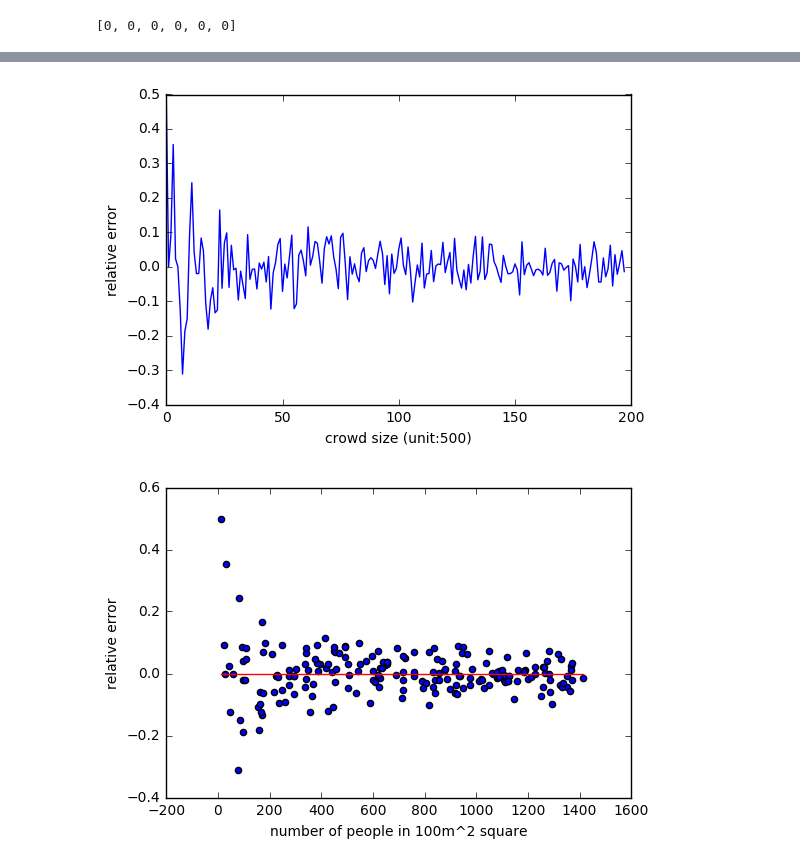
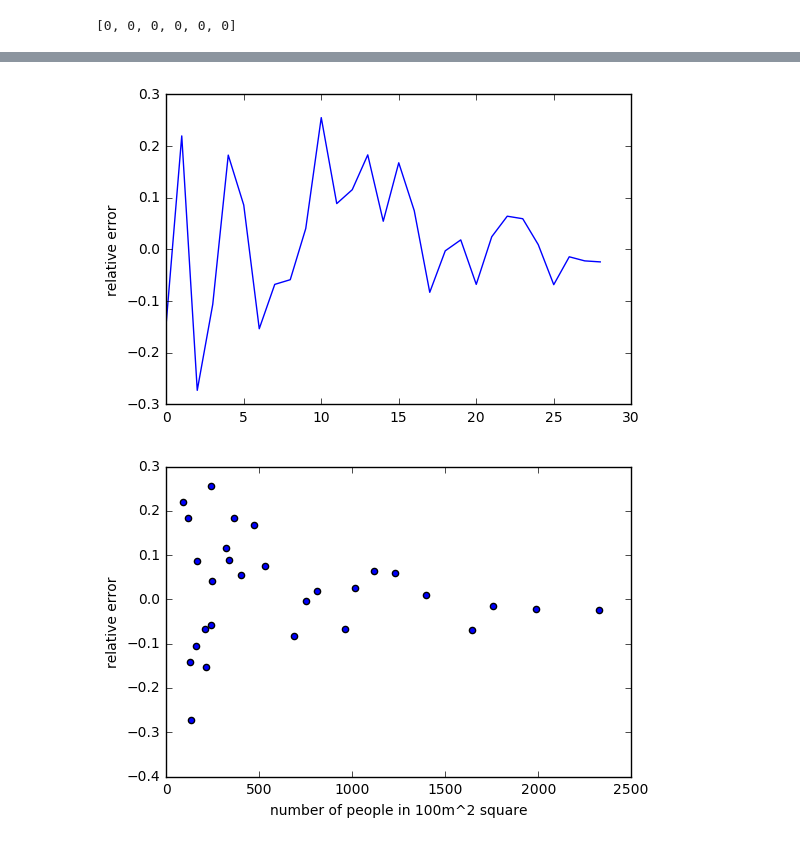
Before and after one commit to ArenA-Crowds/Crowds, a Jupyter notebook: Simulations.ipynb, the cells around one changed output, grey strips where cells are left out. Drawn from its saved outputs; the diff is of its cells as text; code cells hidden in the pictures.

```diff
--- a/Simulations.ipynb
+++ b/Simulations.ipynb
@@ -97,8 +101 @@ def make_fake_data(crowd_size, positions):
     return fake_positions
-# %%
-def create_positions(init_timestamp, crowd_size, time_interval, width_stadium, length_stadium):
-    positions = []
-    for timestamp in range(0, time_interval):
-        for person in range(0, crowd_size):
-            positions.append([init_timestamp+ timestamp, person, np.random.rand()*width_stadium, np.random.rand()* length_stadium])
-    return positions
@@ -105,3 +124,20 @@ def create_positions(init_timestamp, crowd_size, time_interval, width_stadium, l
+# %%
+import json
+
+def write_positions(positions,filename):
+    file = open(filename, 'w')
+    file.close()
+    with open(filename, 'a') as outfile:
+        for record in positions:
+            json.dump(record, outfile)
+            outfile.write("\n")
+# %%
+crowd_size = 10000
+for i in range(0,1):
+    crowd_size = crowd_size*2
+    positions = create_positions(init_timestamp, crowd_size, 300*1000 , 105, 68)
+    fake_positions = make_fake_data(crowd_size, positions)
+    write_positions(fake_positions, "F:/Arena_sim_data/positions_size_" + str(crowd_size)+".json")
 # %%
 crowd_size = 5
 positions = create_positions(init_timestamp, crowd_size, 10*1000 , 105, 68)#this will come from Menge actually
@@ -176,19 +186,22 @@ def run(time_interval, width_stadium, length_stadium, square_half_size):
     errors = []
     differences = []
     scatter = []
-    for crowd_size in range (1000, 100000, 500):
-        positions = create_positions(crowd_size, time_interval, width_stadium, length_stadium)
+    crowd_size = 3000
+    for i in range (1, 30):
+        crowd_size = int(crowd_size * 1.12)
+        positions = create_positions(init_timestamp, crowd_size, time_interval, width_stadium, length_stadium)
+        print(positions[0])
         center_x = width_stadium/2.0
         center_y = length_stadium/2.0
-        original_crowd_count = get_crowd_count_in_square(0, positions, crowd_size, center_x, center_y, square_half_size, square_half_size)
+        original_crowd_count = get_crowd_count_in_square(init_timestamp, positions, crowd_size, center_x, center_y, square_half_size, square_half_size)
         original_proportion = original_crowd_count/crowd_size
         positions = create_teleportation_effect(positions, 10, 5)
-        new_crowd_count = get_crowd_count_in_square(0, positions, crowd_size, center_x, center_y, square_half_size, square_half_size)
+        new_crowd_count = get_crowd_count_in_square(init_timestamp, positions, crowd_size, center_x, center_y, square_half_size, square_half_size)
         new_proportion = new_crowd_count/crowd_size
         diff= new_proportion-original_proportion
         differences.append(diff)
         error= new_crowd_count-original_crowd_count
-        relative_error = error/(original_crowd_count)
+        relative_error = error/(original_crowd_count+0.01)
         errors.append(relative_error)
         scatter.append([original_crowd_count,relative_error ])
     lists = [errors, differences, scatter]
@@ -198,11 +229,11 @@ lists = run(1, 105.0, 68.0, 5)
 # %%
 import matplotlib.pyplot as plt
 plt.plot(lists[0])
 plt.ylabel('relative error')
-plt.xlabel('crowd size (unit:500)')
+#plt.xlabel('crowd size (unit:500)')
 plt.show()
 # %% [output]
-[figure, old version]
+[figure, new version]
 # %%
 import matplotlib.pyplot as plt
 import matplotlib
@@ -221,13 +252,13 @@ fit = np.polyfit(x, y, deg = 1)
 
 
 #plt.plot(x, fit[0] * x + fit[1], color='red')
-plt.plot(x, [0 for i in x], color='red')
+plt.plot(0, color='red')
 plt.scatter(x, y)
 plt.ylabel('relative error')
 plt.xlabel('number of people in 100m^2 square')
 axes = plt.gca()
-#axes.set_xlim([0,360])
+axes.set_xlim([0, 2500])
 #axes.set_ylim([0,max(VisiblePerMinNonRandomized)])
 plt.show()
 # %% [output]
-[figure, old version]
+[figure, new version]
```
Also changed, not shown: parts of 14 cells of this notebook.
